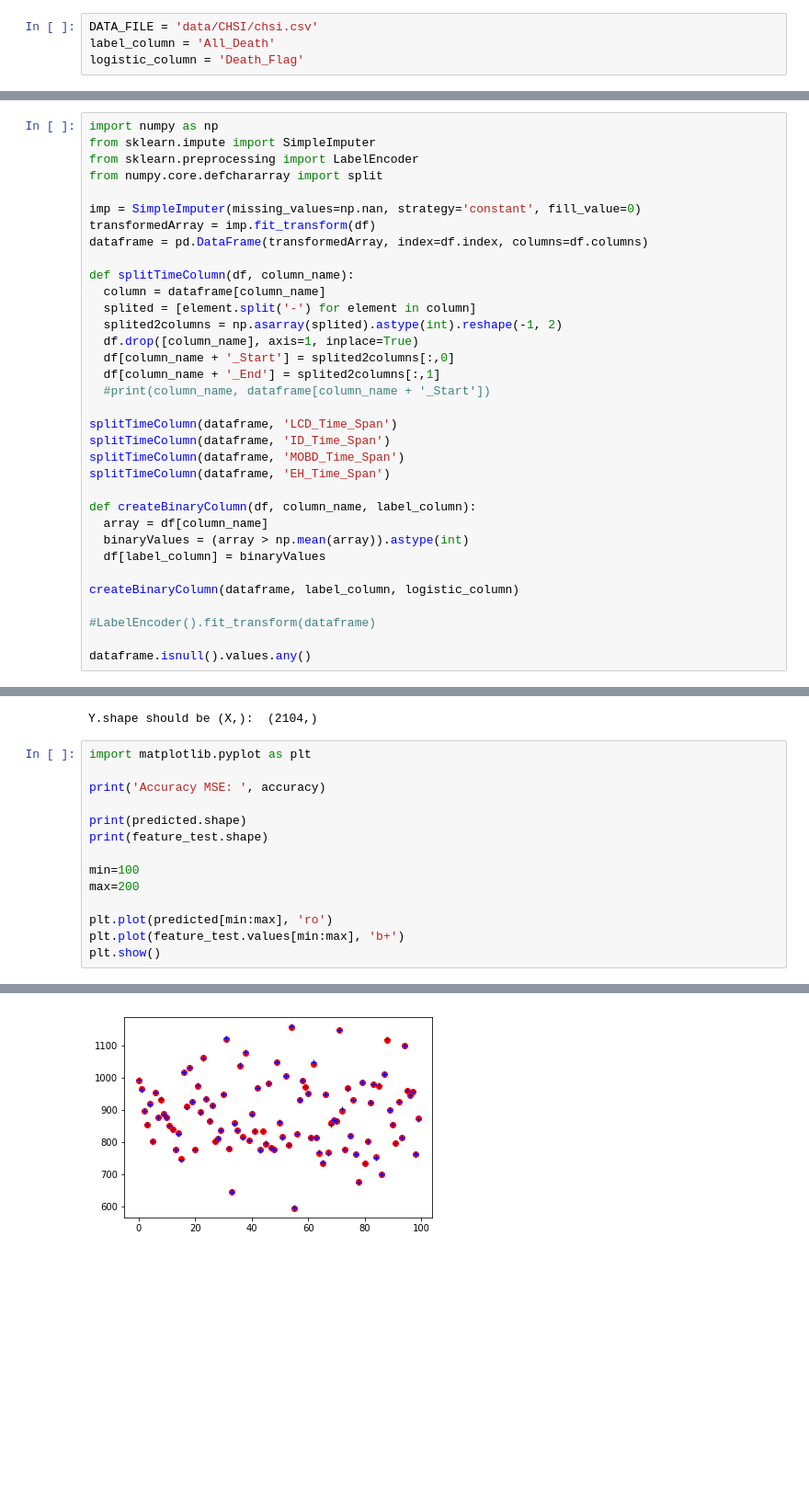
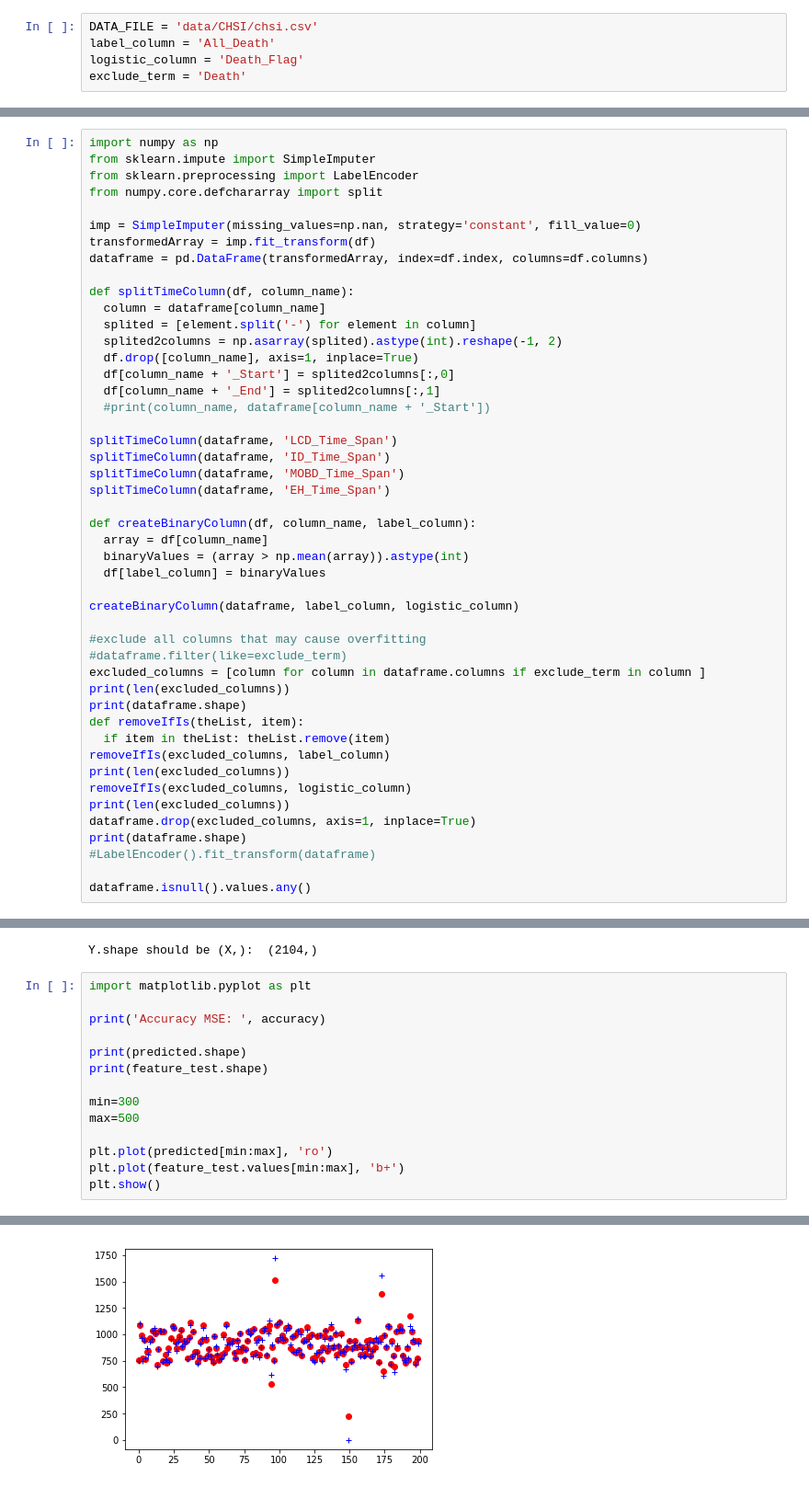
Before and after one commit to foundation-models/ppg2bp, a Jupyter notebook: Regression_on_structured_data.ipynb, the cells around one changed output, grey strips where cells are left out. Shown: that part at 92% size. Drawn from its saved outputs; the diff is of its cells as text; blank space fills up the shorter version.

Commit message:
Removed all Dealth like columns

```diff
--- a/Regression_on_structured_data.ipynb
+++ b/Regression_on_structured_data.ipynb
@@ -28,6 +28,7 @@ save and load models from yaml and json files defined. Everything stored in fold
 DATA_FILE = 'data/CHSI/chsi.csv'
 label_column = 'All_Death'
 logistic_column = 'Death_Flag'
+exclude_term = 'Death'
 # %%
 import pandas as pd
 import numpy as np
@@ -67,6 +68,19 @@ def createBinaryColumn(df, column_name, label_column):
 
 createBinaryColumn(dataframe, label_column, logistic_column)
 
+#exclude all columns that may cause overfitting
+#dataframe.filter(like=exclude_term)
+excluded_columns = [column for column in dataframe.columns if exclude_term in column ]
+print(len(excluded_columns))
+print(dataframe.shape)
+def removeIfIs(theList, item):
+  if item in theList: theList.remove(item)
+removeIfIs(excluded_columns, label_column)
+print(len(excluded_columns))
+removeIfIs(excluded_columns, logistic_column)
+print(len(excluded_columns))
+dataframe.drop(excluded_columns, axis=1, inplace=True)
+print(dataframe.shape)
 #LabelEncoder().fit_transform(dataframe)
 
 dataframe.isnull().values.any()
@@ -140,8 +159,8 @@ print('Accuracy MSE: ', accuracy)
 print(predicted.shape)
 print(feature_test.shape)
 
-min=100
-max=200
+min=300
+max=500
 
 plt.plot(predicted[min:max], 'ro')
 plt.plot(feature_test.values[min:max], 'b+')
@@ -151,6 +170,6 @@ Accuracy MSE:  58.2875415950232
 (2104,)
 (2104,)
-[figure, old version]
+[figure, new version]
 # %%
 predicted_test = model.predict(label_train)
 
```
Also changed, not shown: parts of 4 cells of this notebook.
